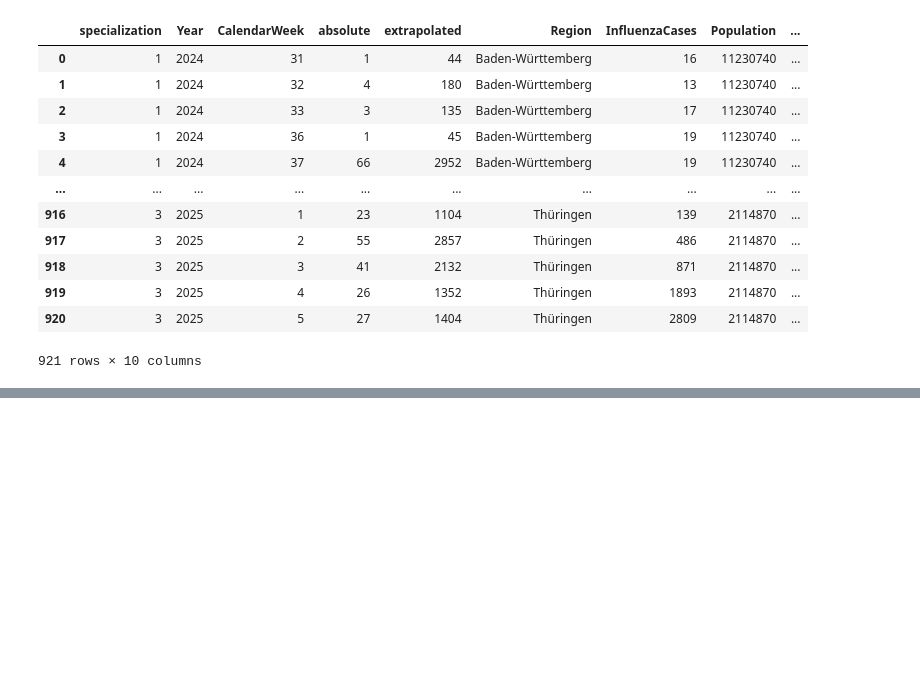
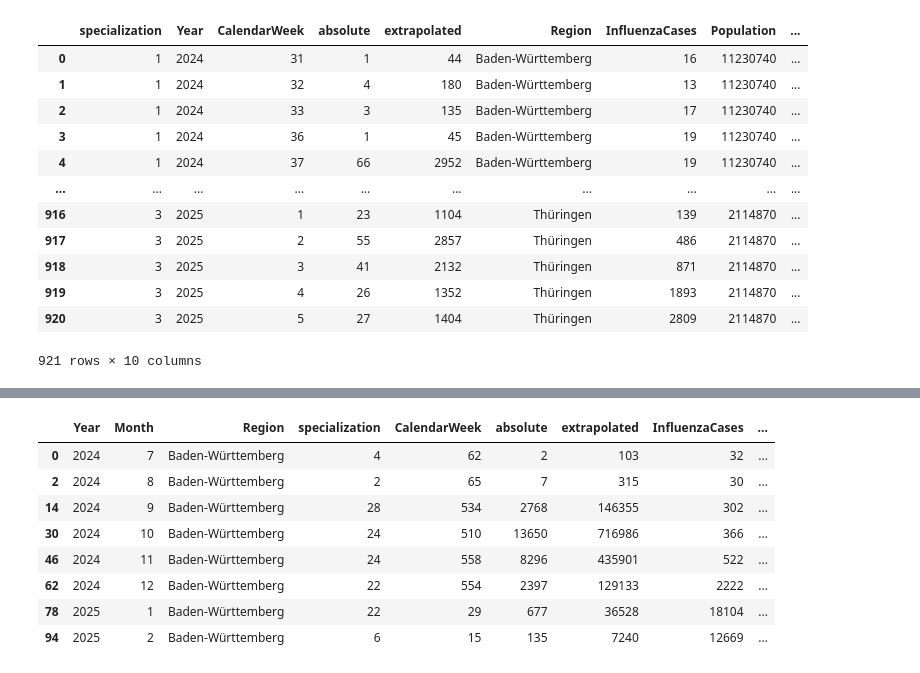
Before and after one commit to tubbers7/STADS_Datathon2025, a Jupyter notebook: promts.ipynb, the cells around one changed output, grey strips where cells are left out. Cells and saved outputs as stored; diff of their text form; code cells hidden in the pictures; blank space fills up the shorter version.

```diff
--- a/promts.ipynb
+++ b/promts.ipynb
@@ -181,0 +240,14 @@ TypeError: 'int' object is not subscriptable
+# %%
+dff['previous'] = dff.apply(lambda x: cache.get_from_cache(x['Region'], x['Year'], x['Month'])['PreviousInfectionRate'], axis=1)
+# %%
+dff
+# %% [output]
+|  | Year | Month | Region | specialization | CalendarWeek | absolute | extrapolated | InfluenzaCases | ... |
+| 0 | 2024 | 7 | Baden-Württemberg | 4 | 62 | 2 | 103 | 32 | ... |
+| 2 | 2024 | 8 | Baden-Württemberg | 2 | 65 | 7 | 315 | 30 | ... |
+| 14 | 2024 | 9 | Baden-Württemberg | 28 | 534 | 2768 | 146355 | 302 | ... |
+| 30 | 2024 | 10 | Baden-Württemberg | 24 | 510 | 13650 | 716986 | 366 | ... |
+| 46 | 2024 | 11 | Baden-Württemberg | 24 | 558 | 8296 | 435901 | 522 | ... |
+| 62 | 2024 | 12 | Baden-Württemberg | 22 | 554 | 2397 | 129133 | 2222 | ... |
+| 78 | 2025 | 1 | Baden-Württemberg | 22 | 29 | 677 | 36528 | 18104 | ... |
+| 94 | 2025 | 2 | Baden-Württemberg | 6 | 15 | 135 | 7240 | 12669 | ... |
```
Also changed, not shown: parts of 12 cells of this notebook, 1 other file.
